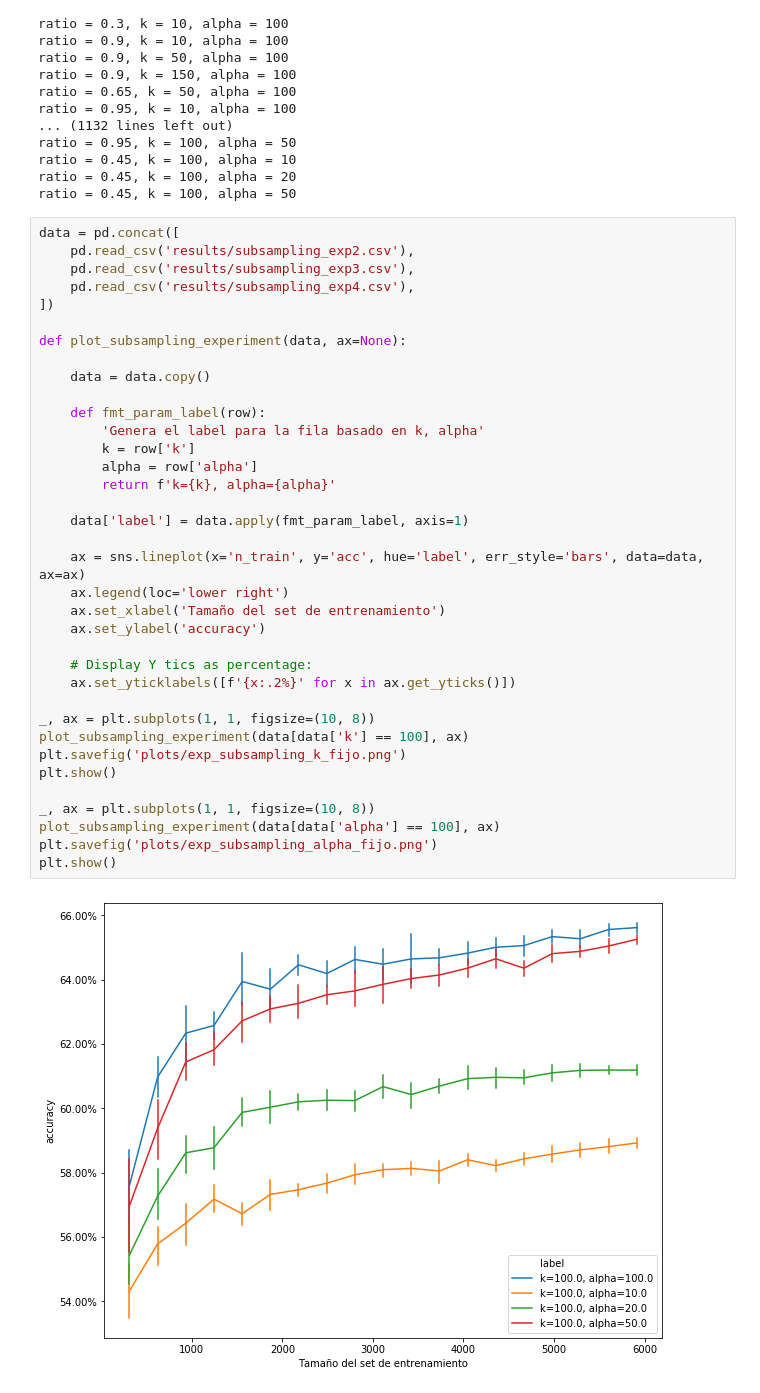
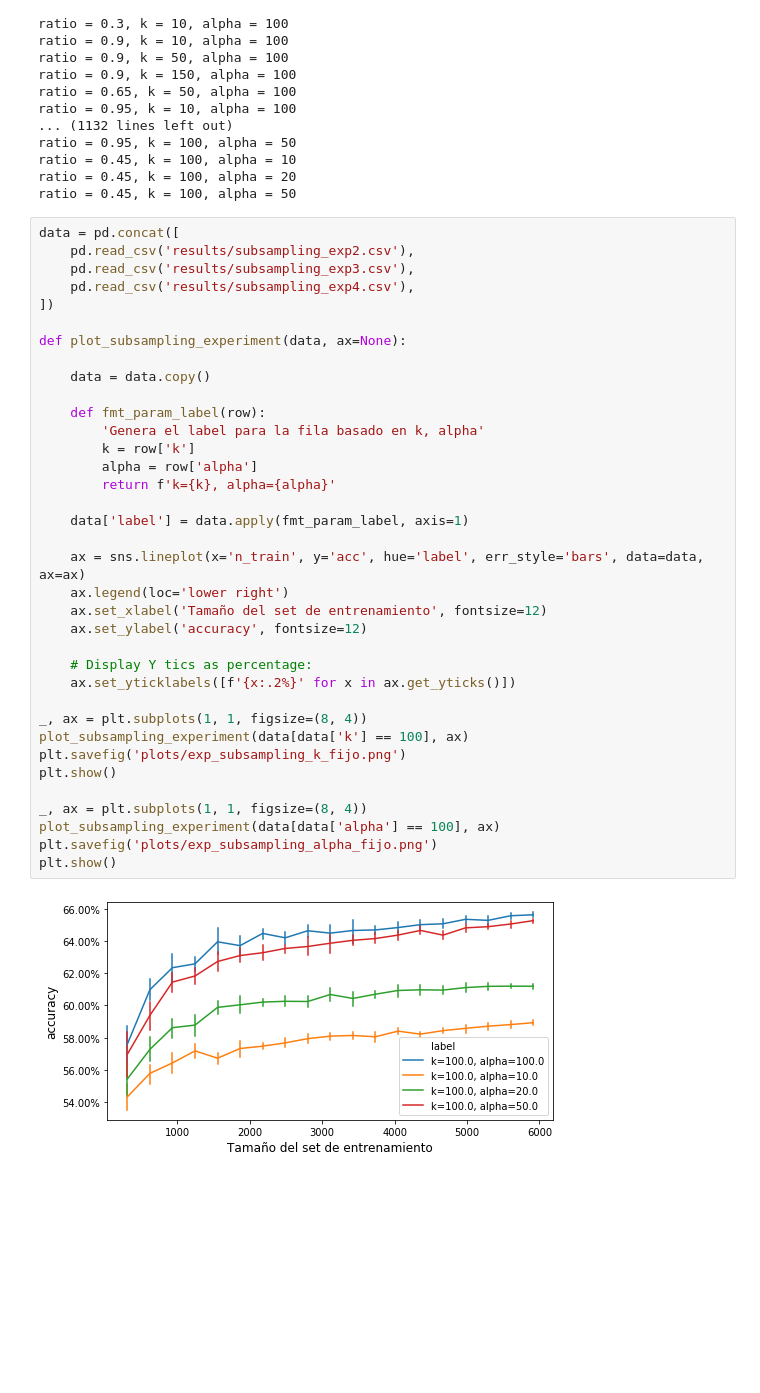
Before and after one commit to jpcenteno/kdtree-pca-sentinment-analysis, a Jupyter notebook: notebooks/exp-train-size.ipynb, the cells around one changed output. Saved outputs shown, nothing was run; the diff lists cells and outputs as text; blank space fills up the shorter version.

```diff
--- a/notebooks/exp-train-size.ipynb
+++ b/notebooks/exp-train-size.ipynb
@@ -240,35 +240,35 @@ data = pd.concat([
     pd.read_csv('results/subsampling_exp3.csv'),
     pd.read_csv('results/subsampling_exp4.csv'),
 ])
 
 def plot_subsampling_experiment(data, ax=None):
 
     data = data.copy()
 
     def fmt_param_label(row):
         'Genera el label para la fila basado en k, alpha'
         k = row['k']
         alpha = row['alpha']
         return f'k={k}, alpha={alpha}'
 
     data['label'] = data.apply(fmt_param_label, axis=1)
 
     ax = sns.lineplot(x='n_train', y='acc', hue='label', err_style='bars', data=data, ax=ax)
     ax.legend(loc='lower right')
-    ax.set_xlabel('Tamaño del set de entrenamiento')
-    ax.set_ylabel('accuracy')
+    ax.set_xlabel('Tamaño del set de entrenamiento', fontsize=12)
+    ax.set_ylabel('accuracy', fontsize=12)
 
     # Display Y tics as percentage:
     ax.set_yticklabels([f'{x:.2%}' for x in ax.get_yticks()])
 
-_, ax = plt.subplots(1, 1, figsize=(10, 8))
+_, ax = plt.subplots(1, 1, figsize=(8, 4))
 plot_subsampling_experiment(data[data['k'] == 100], ax)
 plt.savefig('plots/exp_subsampling_k_fijo.png')
 plt.show()
 
-_, ax = plt.subplots(1, 1, figsize=(10, 8))
+_, ax = plt.subplots(1, 1, figsize=(8, 4))
 plot_subsampling_experiment(data[data['alpha'] == 100], ax)
 plt.savefig('plots/exp_subsampling_alpha_fijo.png')
 plt.show()
 # %% [output]
-[figure, old version]
+[figure, new version]
```
Also changed, not shown: parts of 1 cell of this notebook, 4 other files.
